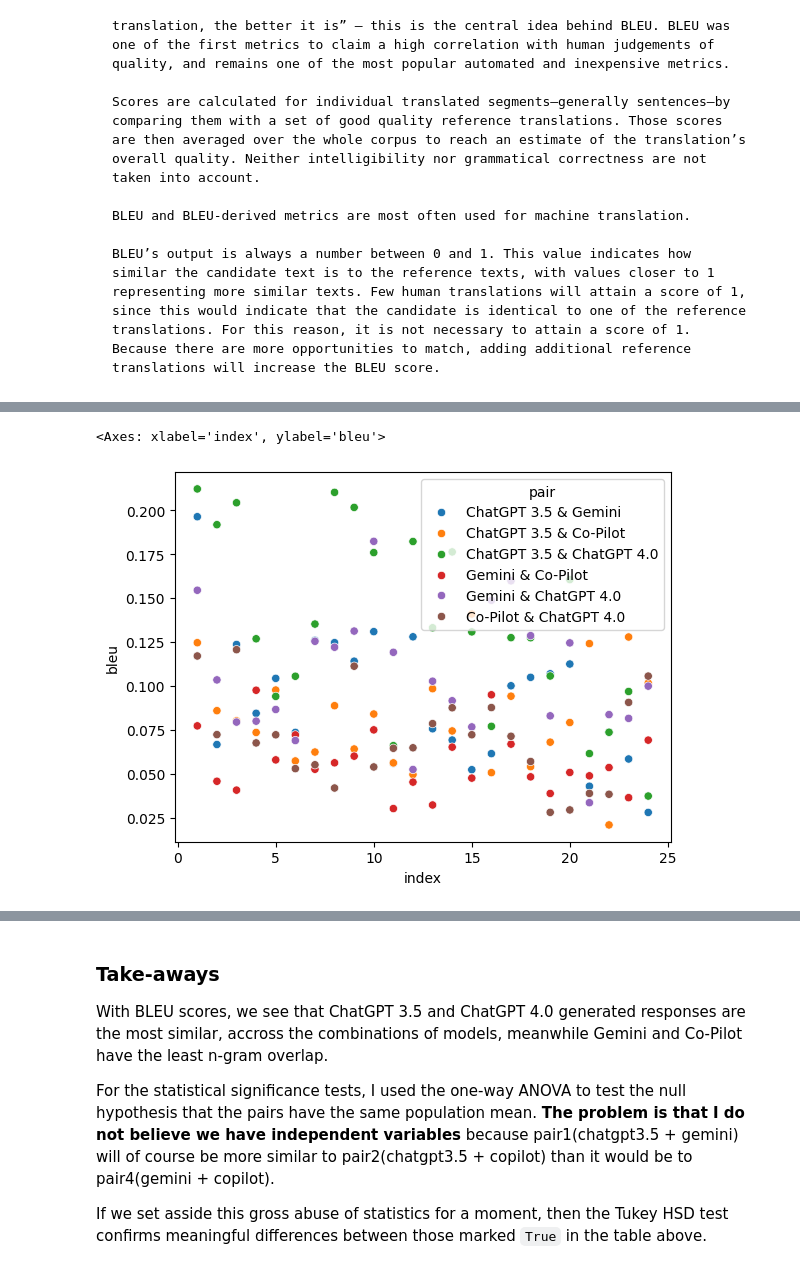
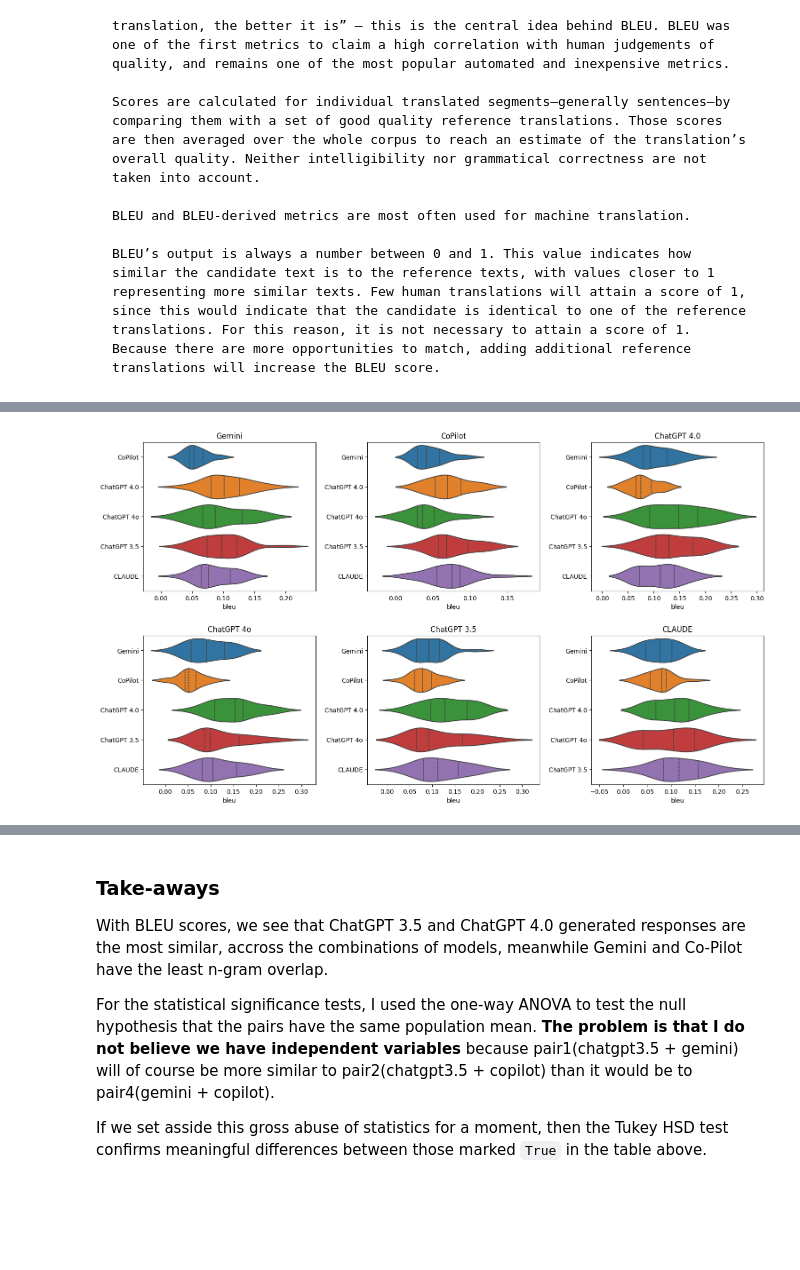
Before and after one commit to hclent/temp, a Jupyter notebook: LLM_for_BCC.ipynb, the cells around one changed output, grey strips where cells are left out. Drawn from its saved outputs; the diff is of its cells as text; code cells hidden in the pictures; blank space fills up the shorter version.

Commit message:
Expansion to subplots. Next TODO is update statistics, accordingly

```diff
--- a/LLM_for_BCC.ipynb
+++ b/LLM_for_BCC.ipynb
@@ -199,6 +148,24 @@ Co-Pilot and Anthropic sonnet 3.5
-# %%
-sns.scatterplot(data=bleu_dict, x="index", y="bleu", hue="pair") # sanity check
-# %% [output]
-<Axes: xlabel='index', ylabel='bleu'>
-[figure, removed]
+# %%
+fig, axes = plt.subplots(2, 3, figsize=(18, 10))
+plt.subplots_adjust(left=None, bottom=None, right=None, top=None, wspace=0.3, hspace=0.3)
+
+#models_list = ["Gemini", "Co-Pilot", "ChatGPT 4.0", "ChatGPT 4o", "ChatGPT 3.5", "Anthropic sonnet 3.5"]
+sns.violinplot(ax=axes[0,0], data=model_to_bleus_LUT["Gemini"], x="bleu", y="pair", hue="pair", inner="quart")
+sns.violinplot(ax=axes[0,1], data=model_to_bleus_LUT["Co-Pilot"], x="bleu", y="pair", hue="pair", inner="quart")
+sns.violinplot(ax=axes[0,2], data=model_to_bleus_LUT["ChatGPT 4.0"], x="bleu", y="pair", hue="pair", inner="quart")
+sns.violinplot(ax=axes[1,0], data=model_to_bleus_LUT["ChatGPT 4o"], x="bleu", y="pair", hue="pair", inner="quart")
+sns.violinplot(ax=axes[1,1], data=model_to_bleus_LUT["ChatGPT 3.5"], x="bleu", y="pair", hue="pair", inner="quart")
+sns.violinplot(ax=axes[1,2], data=model_to_bleus_LUT["Anthropic sonnet 3.5"], x="bleu", y="pair", hue="pair", inner="quart")
+
+axes[0][0].set_title("Gemini")
+axes[0][1].set_title("CoPilot")
+axes[0][2].set_title("ChatGPT 4.0")
+axes[1][0].set_title("ChatGPT 4o")
+axes[1][1].set_title("ChatGPT 3.5")
+axes[1][2].set_title("CLAUDE")
+
+for ax in axes.flatten():
+    ax.set_ylabel('')
+# %% [output]
+[figure, added]
 # %%
```
Also changed, not shown: parts of 35 cells of this notebook.
